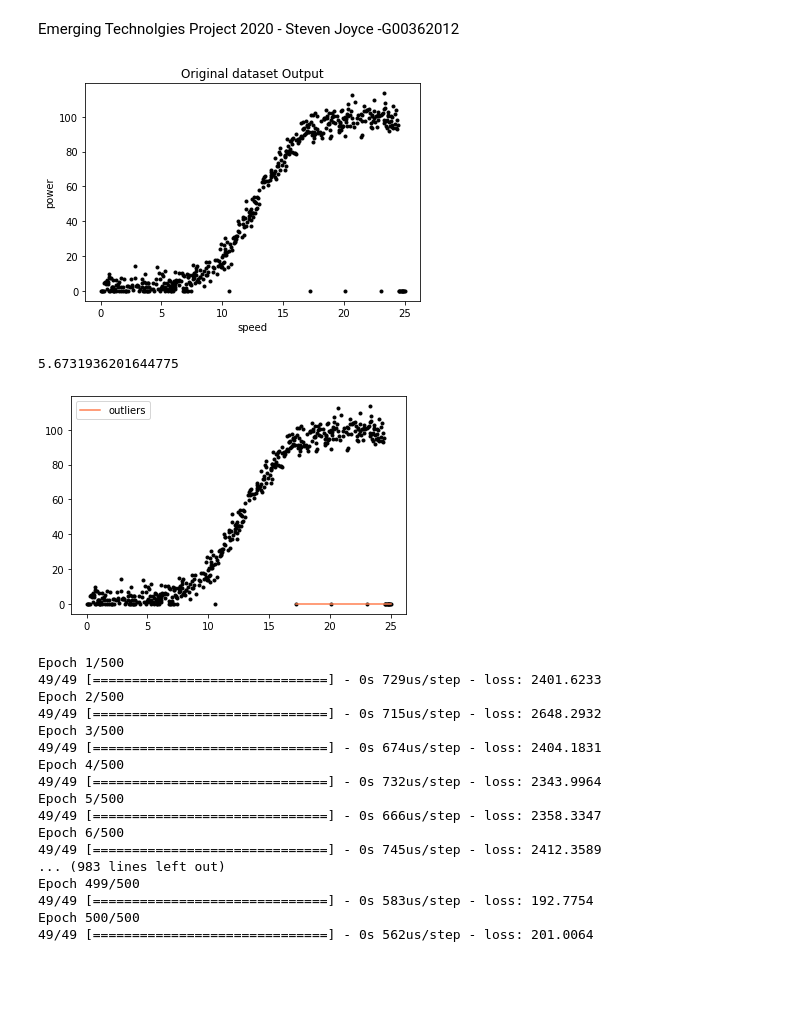
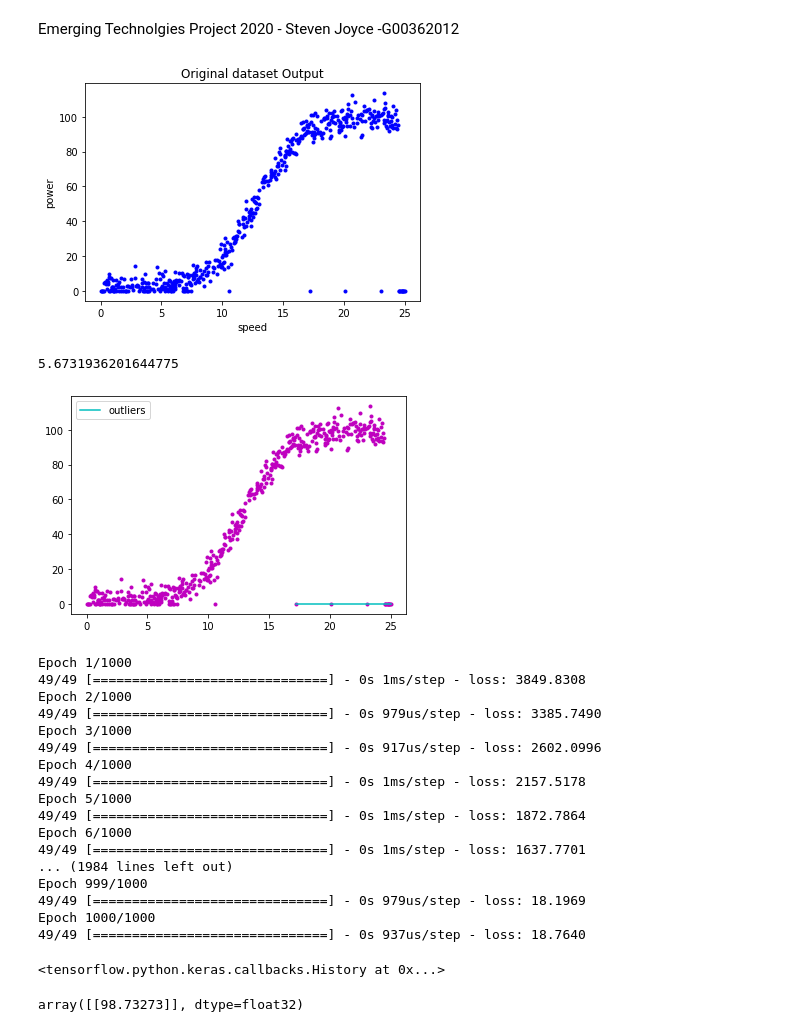
Before and after one commit to stevenJoyce/EmergingTechProject, a Jupyter notebook: Model.ipynb, the cells around one changed output. Saved outputs shown, nothing was run; the diff lists cells and outputs as text; code cells hidden in the pictures; blank space fills up the shorter version.

```diff
--- a/Model.ipynb
+++ b/Model.ipynb
@@ -3,21 +3,25 @@ Emerging Technolgies Project 2020 - Steven Joyce -G00362012
 # %%
 import pandas as pd
 import numpy as np
 import tensorflow
+# neural networks
 import tensorflow.keras as kr
+from tensorflow.python.keras.layers import Dense
+from tensorflow.python.keras.models import Model
+from tensorflow.keras import layers
 import matplotlib.pyplot as plt
 from sklearn.cluster import DBSCAN
 import scipy.spatial as spatial
 
 # Reading in the csv file
 dataset = pd.read_csv("powerproduction.csv")
 dataset.head()
 plt.title('Original dataset Output')
 plt.xlabel('speed')
 plt.ylabel('power')
-plt.plot(dataset.values[:,0], dataset.values[:,1], 'k.');
+plt.plot(dataset.values[:,0], dataset.values[:,1], 'b.');
 # %% [output]
-[figure, old version]
+[figure, new version]
 # %%
 train_data = dataset
 distances = list()
@@ -49,9 +53,9 @@ outliers = outliers[0]
 # Retrieve outlier wind/speed data
 outlierPoints = train_data.values[outliers]
 
-plt.plot(train_data.values[:,0], train_data.values[:,1], 'k.')
-plt.plot(outlierPoints[:,0], outlierPoints[:,1], color='coral', label='outliers')
+plt.plot(train_data.values[:,0], train_data.values[:,1], 'm.')
+plt.plot(outlierPoints[:,0], outlierPoints[:,1], color='c', label='outliers')
 plt.legend();
 # %% [output]
-[figure, old version]
+[figure, new version]
 # %%
@@ -59,25 +63,33 @@ new_dataset = train_data.drop(outliers)
 # %%
-# Create a neural network with 1 neuron
+# train model
 model = kr.models.Sequential()
-model.add(kr.layers.Dense(1, input_shape=(1,), activation = 'linear', kernel_initializer = 'ones', bias_initializer='zeros'))
-model.compile('adam', loss='mean_squared_error')
+model.add(Dense(100, input_shape=(1,), activation='sigmoid', kernel_initializer="glorot_uniform", bias_initializer="glorot_uniform"))
+model.add(layers.LayerNormalization(axis=1))
+model.add(Dense(1, activation='linear', kernel_initializer="glorot_uniform", bias_initializer="glorot_uniform"))
+# compile model
+model.compile(kr.optimizers.Adam(lr=0.001), loss='mean_squared_error')
 # Train the neural network on our data.
-model.fit(new_dataset['speed'], new_dataset['power'], epochs=500, batch_size=10);
+model.fit(modataset['speed'], modataset['power'], epochs=1000, batch_size=10)
 # %% [output]
-Epoch 1/500
-49/49 [==============================] - 0s 729us/step - loss: 2401.6233
-Epoch 2/500
-49/49 [==============================] - 0s 715us/step - loss: 2648.2932
-Epoch 3/500
-49/49 [==============================] - 0s 674us/step - loss: 2404.1831
-Epoch 4/500
-49/49 [==============================] - 0s 732us/step - loss: 2343.9964
-Epoch 5/500
-49/49 [==============================] - 0s 666us/step - loss: 2358.3347
-Epoch 6/500
-49/49 [==============================] - 0s 745us/step - loss: 2412.3589
-... (983 lines left out)
-Epoch 499/500
-49/49 [==============================] - 0s 583us/step - loss: 192.7754
-Epoch 500/500
-49/49 [==============================] - 0s 562us/step - loss: 201.0064
+Epoch 1/1000
+49/49 [==============================] - 0s 1ms/step - loss: 3849.8308
+Epoch 2/1000
+49/49 [==============================] - 0s 979us/step - loss: 3385.7490
+Epoch 3/1000
+49/49 [==============================] - 0s 917us/step - loss: 2602.0996
+Epoch 4/1000
+49/49 [==============================] - 0s 1ms/step - loss: 2157.5178
+Epoch 5/1000
+49/49 [==============================] - 0s 1ms/step - loss: 1872.7864
+Epoch 6/1000
+49/49 [==============================] - 0s 1ms/step - loss: 1637.7701
+... (1984 lines left out)
+Epoch 999/1000
+49/49 [==============================] - 0s 979us/step - loss: 18.1969
+Epoch 1000/1000
+49/49 [==============================] - 0s 937us/step - loss: 18.7640
+<tensorflow.python.keras.callbacks.History at 0x...>
+# %%
+model.predict([20])
+# %% [output]
+array([[98.73273]], dtype=float32)
```
Also changed, not shown: parts of 8 cells of this notebook, 3 other files.
